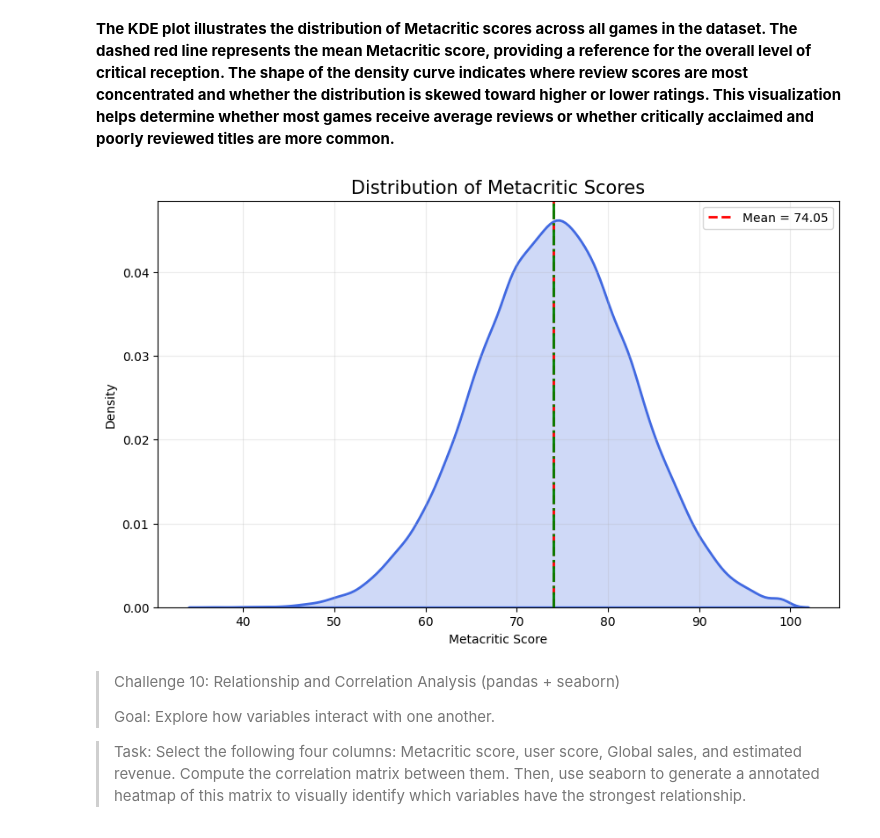
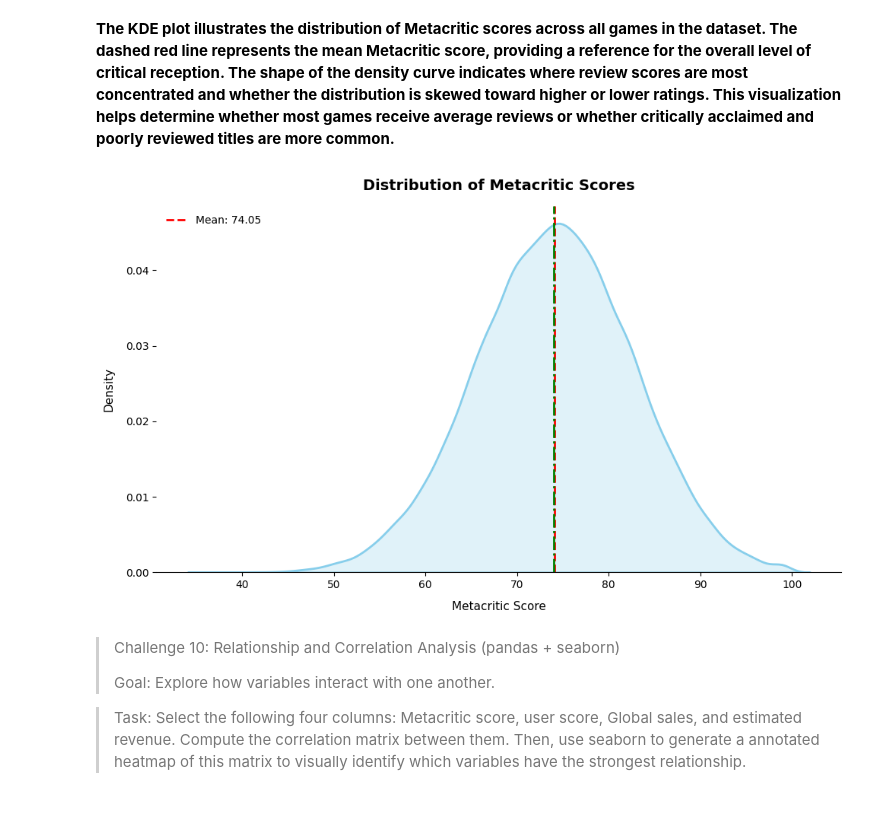
Before and after one commit to SalmaAllam8/Videogames-data-analysis-using-mysql-findings-and-insights-, a Jupyter notebook: notebook_analysis.ipynb, the cells around one changed output. Cells and saved outputs as stored; diff of their text form; code cells hidden in the pictures.

Commit message:
Kaggle Notebook | Videogames data analysis python notebook | Version 1

```diff
--- a/notebook_analysis.ipynb
+++ b/notebook_analysis.ipynb
@@ -471,41 +471,35 @@ plt.show()
 # %%
 plt.figure(figsize=(10, 6))
 
-sns.kdeplot(
-    data=df,
-    x="metacritic_score",
-    fill=True,
-    color="royalblue",
-    linewidth=2
-)
+# 1. Plot the distribution curve
+sns.kdeplot(data=df, x="metacritic_score", fill=True, color="skyblue", linewidth=2)
 
+# 2. Calculate the mean safely using pandas (ignores missing values)
 mean_val = df["metacritic_score"].mean()
 
-plt.axvline(
-    mean_val,
-    color="red",
-    linestyle="--",
-    linewidth=2,
-    label=f"Mean = {mean_val:.2f}"
-)
+# 3. Add the vertical mean line
+plt.axvline(mean_val, color='red', linestyle='dashed', linewidth=2, label=f'Mean: {mean_val:.2f}')
 
-plt.title("Distribution of Metacritic Scores", fontsize=15)
-plt.xlabel("Metacritic Score")
-plt.ylabel("Density")
+# 4. Clean up the borders to match your design style
+for spine in ['top', 'right', 'left']:
+    plt.gca().spines[spine].set_visible(False)
 
-plt.legend()
-plt.grid(alpha=0.25)
-
+# Clean up typography and spacing
+plt.title('Distribution of Metacritic Scores', fontsize=14, fontweight='bold', pad=15)
+plt.xlabel('Metacritic Score', fontsize=11, labelpad=10)
+plt.ylabel('Density', fontsize=11, labelpad=10)
+plt.legend(frameon=False, loc='upper left') # Removes the box outline around the legend
 median_val = df["metacritic_score"].median()
 
 plt.axvline(
     median_val,
     color="green",
     linestyle="-.",
     linewidth=2,
     label=f"Median = {median_val:.2f}"
 )
 
+plt.tight_layout()
 plt.show()
 # %% [output]
-[figure, old version]
+[figure, new version]
```
Also changed, not shown: parts of 1 cell of this notebook.
